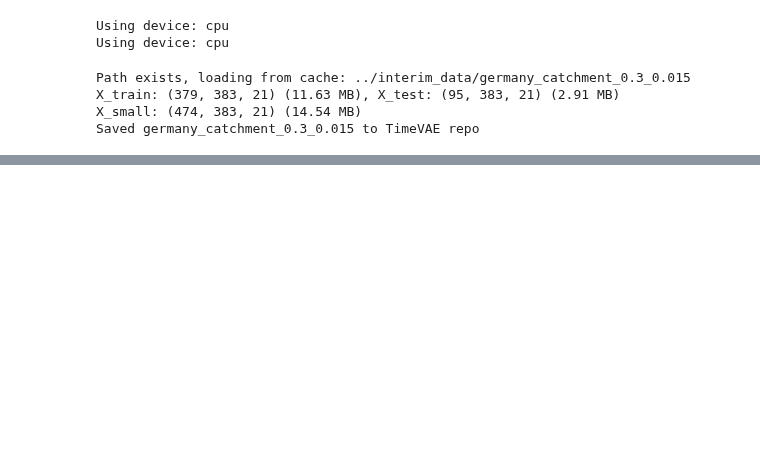
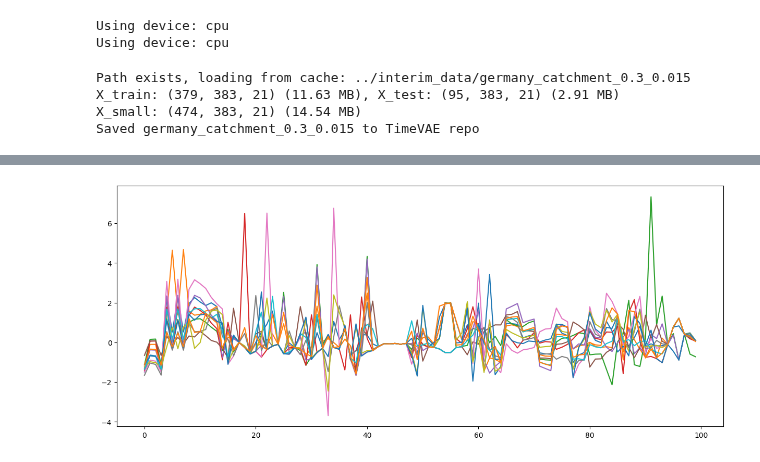
Before and after one commit to abiadf/timeseries_geo_ml, a Jupyter notebook: src/dataset_notebook.ipynb, the cells around one changed output, grey strips where cells are left out. Drawn from its saved outputs; the diff is of its cells as text; code cells hidden in the pictures; blank space fills up the shorter version.

```diff
--- a/src/dataset_notebook.ipynb
+++ b/src/dataset_notebook.ipynb
@@ -1473,9 +1480,9 @@ ts2vec_batch_size  = 32
 ts2vec_epochs      = 500 #20
 ts2vec_patience    = 25
 
-# predictor_lr       = 0.009
-# predictor_epochs   = 50
-# predictor_dropout  = 0.05
+# predictor_lr           = 0.009
+# predictor_epochs       = 50
+predictor_dropout      = 0.05
 predictor_hidden_sizes = [32, 48, 64] # latent to y output
 
 # ===== CustomArch pretrain/train params =====
@@ -1491,8 +1498,8 @@ lr_train             = 1e-4 #1e-3
 patience_pretrain    = 15
 patience_train       = 6
 
-train_epochs_pretrain= 305
-train_epochs_finetune= 34 # aim for 30-50
+train_epochs_pretrain= 307
+train_epochs_finetune= 36 # aim for 30-50
 warmup_frac_pretrain = 0.05 # 5-10% of pretrain steps
 warmup_frac_train    = 0.05 # 5-10% of train steps
 
@@ -1501,7 +1508,13 @@ weights_train_100    = {"pred": 1.0, "recon": 0.5, "contrast": 0.5}
 weights_train_50     = {"pred": 1.0, "recon": 0.1, "contrast": 0.1}
 weights_train_other  = {"pred": 2.0, "recon": 0.0, "contrast": 0.0}
 
-label_fractions = [1.0]#, 0.5, 0.25, 0.1]
+label_fractions = [1.0, 0.1]#, 0.5, 0.25, 0.1]
+
+# augmentations
+aug1          = "jitter"
+aug1_strength = 0.2
+aug2          = "mag_warp"
+aug2_strength = 0.1
 # %%
 "[backup] TS2VEc (for customArch) (main one is running in customarch cell)"""
 
@@ -1901,3 +1960,20 @@ dataset: germany_catchment, method: ts2vec
+# %%
+# pages, rows, cols = X_train.shape
+# plt.figure(figsize=(15, 6))
+# for i in range(cols):
+#     plt.plot(X_train[4,:,i])
+#     break
+# plt.show()
+
+rows, cols = y_train_scaled.shape
+plt.figure(figsize=(15, 6))
+for i in range(rows):
+    plt.plot(y_train_scaled[i,:])
+    if i >10:
+        break
+plt.show()
+# %% [output]
+[figure, added]
 # %%
 "Logging results"
 CSV_LOG_NAME  = f"runs_log.csv"
```
Also changed, not shown: parts of 7 cells of this notebook, 2 other files.
